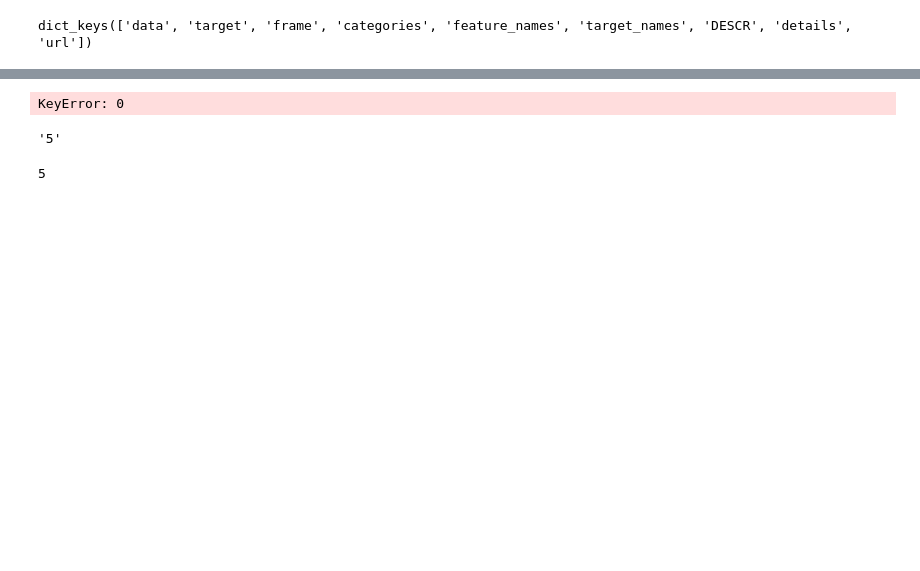
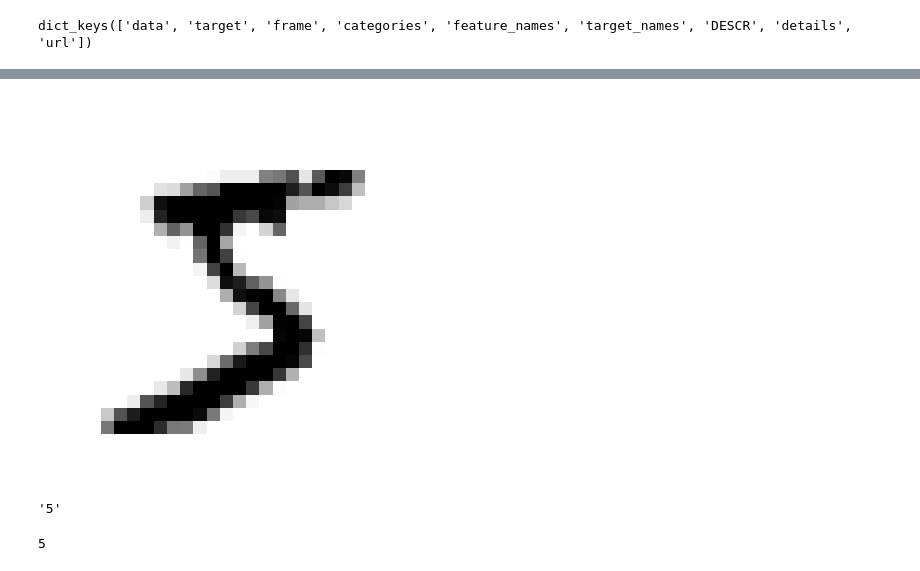
Before and after one commit to eliazonta/MNIST, a Jupyter notebook: MNIST.ipynb, the cells around one changed output, grey strips where cells are left out. Drawn from its saved outputs; the diff is of its cells as text; code cells hidden in the pictures; blank space fills up the shorter version.

```diff
--- a/MNIST.ipynb
+++ b/MNIST.ipynb
@@ -20,15 +29,9 @@ y.shape
 # %%
-import matplotlib as mpl
-import matplotlib.pyplot as plt
-
-some_digit = X[0]
-some_digit_image = some_digit.reshape(28, 28)
-
-plt.imshow(some_digit_image, cmap = "binary")
+plt.imshow(sA, cmap = "binary")
 plt.axis("off")
 plt.show()
 # %% [output]
-KeyError: 0
+[figure, added]
 # %%
 y[0]
 # %% [output]
```
Also changed, not shown: parts of 11 cells of this notebook.
